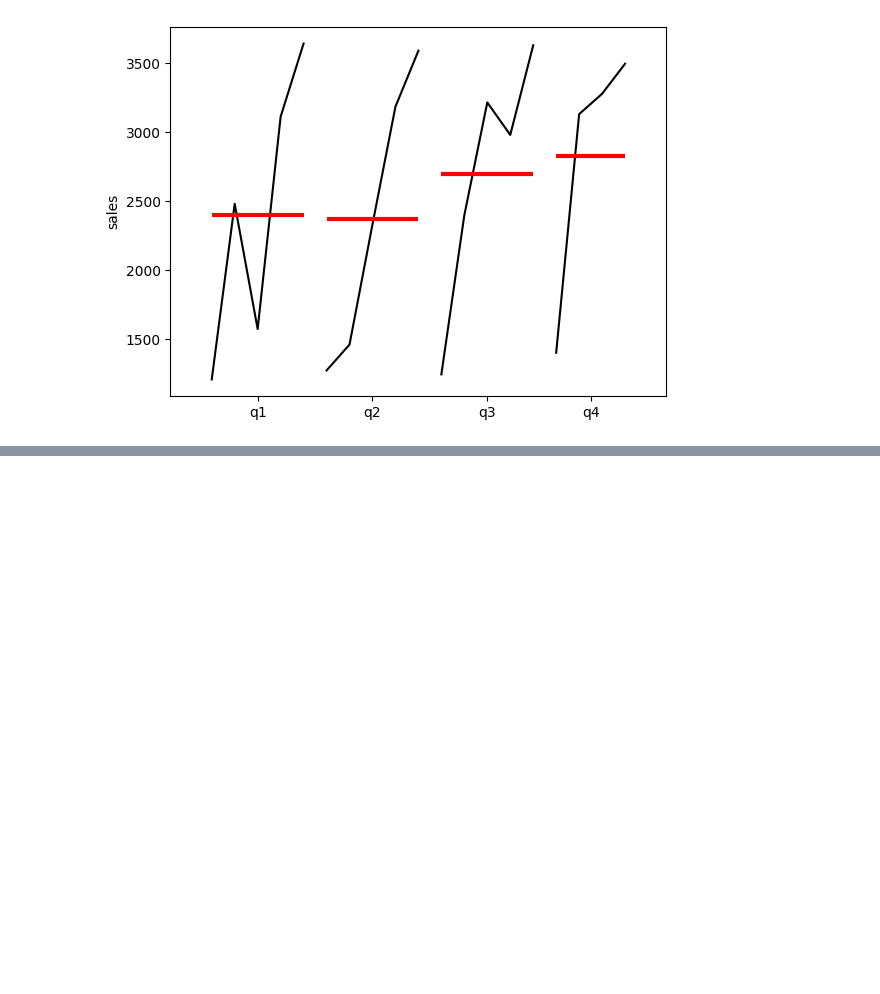
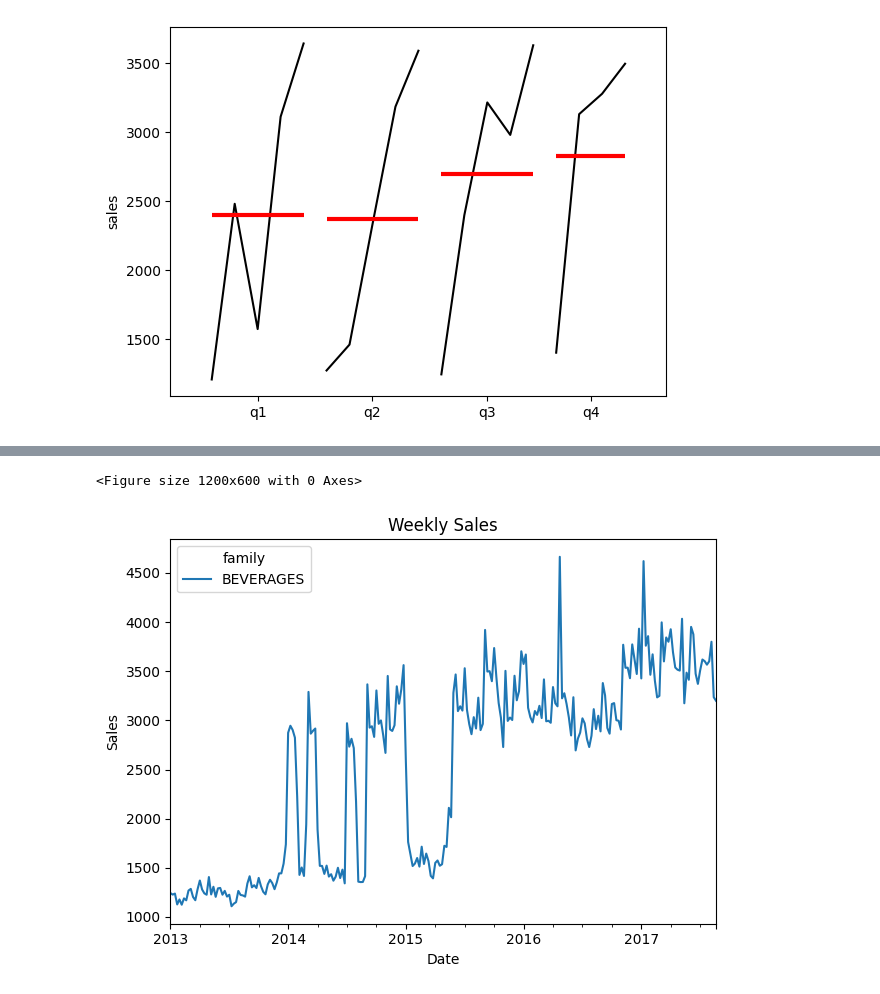
Before and after one commit to InspectorGoole/Sales-Demand-Forecast, a Jupyter notebook: sales_fore.ipynb, the cells around one changed output, grey strips where cells are left out. Saved outputs shown, nothing was run; the diff lists cells and outputs as text; code cells hidden in the pictures; blank space fills up the shorter version.

```diff
--- a/sales_fore.ipynb
+++ b/sales_fore.ipynb
@@ -643,0 +346,17 @@ Significant Seasonality: Yes
+# %%
+import matplotlib.pyplot as plt
+
+# Resample to weekly mean
+weekly_sales = beverages_sales['sales'].resample('W').mean()
+
+# Create the plot
+plt.figure(figsize=(12,6))
+weekly_sales.plot()
+plt.title('Weekly Sales')
+plt.xlabel('Date')
+plt.ylabel('Sales')
+plt.tight_layout()
+plt.show()
+# %% [output]
+<Figure size 1200x600 with 0 Axes>
+[figure, added]
```
Also changed, not shown: parts of 35 cells of this notebook.
